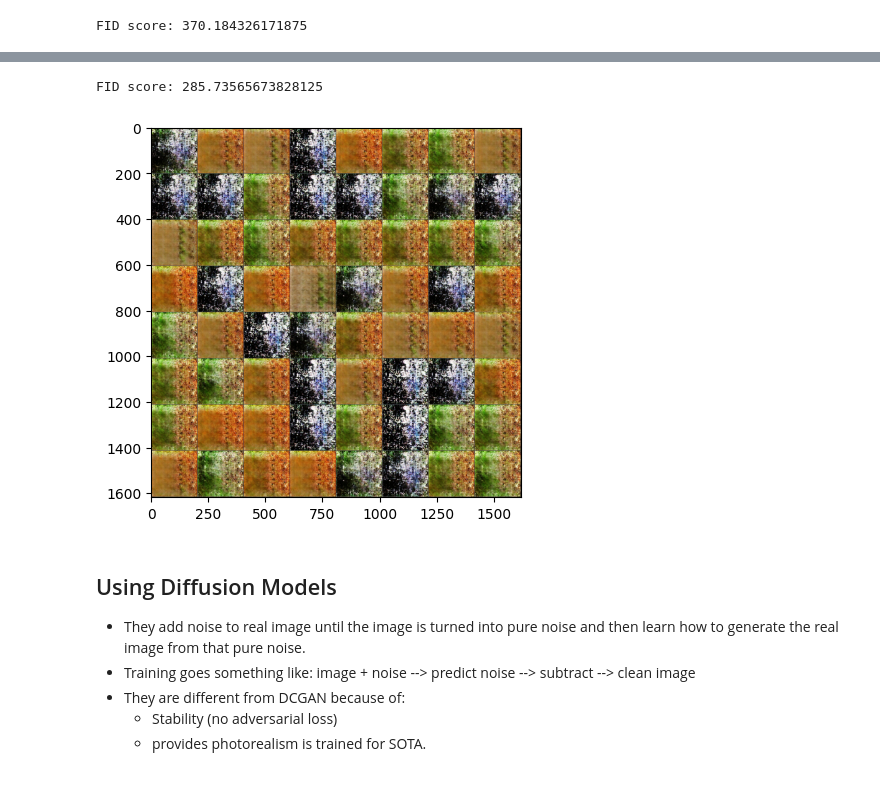
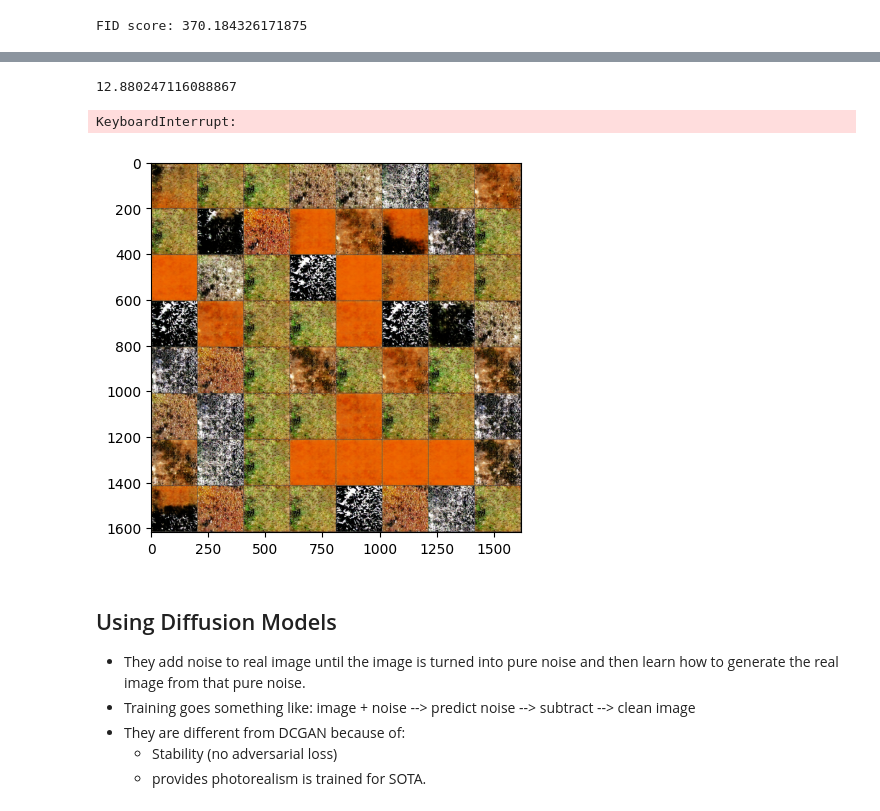
Before and after one commit to pvedant48/Minor-Project-Generative-AI, a Jupyter notebook: GAN-intro.ipynb, the cells around one changed output, grey strips where cells are left out. Saved outputs shown, nothing was run; the diff lists cells and outputs as text; code cells hidden in the pictures.

Commit message:
KTH-TIPS updated model

```diff
--- a/GAN-intro.ipynb
+++ b/GAN-intro.ipynb
@@ -899 +901,5 @@ FID score at epoch 40: 12.8802
+# %%
+best_fid
+# %% [output]
+12.880247116088867
 # %%
@@ -938,7 +947,9 @@ optimizerD = torch.optim.Adam(D.parameters(), lr=1e-4, betas=(0.5, 0.999))
 optimizerG = torch.optim.Adam(G.parameters(), lr=2e-4, betas=(0.5, 0.999))
 
 checkpoint = torch.load(
-    "savedModels/DCGAN_KPT_TIPS_RGB/flipping/checkpoint[21-40].pth", map_location=device
+    # "savedModels/DCGAN_KPT_TIPS_RGB/flipping/checkpoint[21-40].pth", map_location=device
+    "savedModels/DCGAN_KPT_TIPS_RGB/best_checkpoint.pth",
+    map_location=device,
 )
 
 D.load_state_dict(checkpoint["discriminator_state_dict"])
@@ -958,28 +969,29 @@ for _ in range(len(dataloader)):
     fid.update(fake_uint8, real=False)
 print("FID score:", fid.compute().item())
 # %% [output]
-FID score: 285.73565673828125
+KeyboardInterrupt:
 # %%
 # get generated samples
 D = Discriminator(img_channels=3).to(device)
 G = Generator(z_dim=z_dim, img_channels=3).to(device)
 D_optimizer = torch.optim.Adam(D.parameters(), lr=1e-4, betas=(0.5, 0.999))
 G_optimizer = torch.optim.Adam(G.parameters(), lr=2e-4, betas=(0.5, 0.999))
 
 checkpoint = torch.load(
-    "savedModels/DCGAN_KPT_TIPS_RGB/noFlipping/checkpoint[21-40].pth",
+    # "savedModels/DCGAN_KPT_TIPS_RGB/noFlipping/checkpoint[21-40].pth",
+    "savedModels/DCGAN_KPT_TIPS_RGB/latest_checkpoint.pth",
     map_location=device,
 )
 D.load_state_dict(checkpoint["discriminator_state_dict"])
 G.load_state_dict(checkpoint["generator_state_dict"])
 D_optimizer.load_state_dict(checkpoint["optimizerD_state_dict"])
 G_optimizer.load_state_dict(checkpoint["optimizerG_state_dict"])
 
 z = torch.randn(64, z_dim, 1, 1, device=device)
 x_gen = G(z)
 show_imgs(x_gen)
 # %% [output]
-[figure, old version]
+[figure, new version]
 # %% [markdown]
 ## Using Diffusion Models
 - They add noise to real image until the image is turned into pure noise and then learn how to generate the real image from that pure noise.
```
Also changed, not shown: parts of 5 cells of this notebook, 2 other files.
